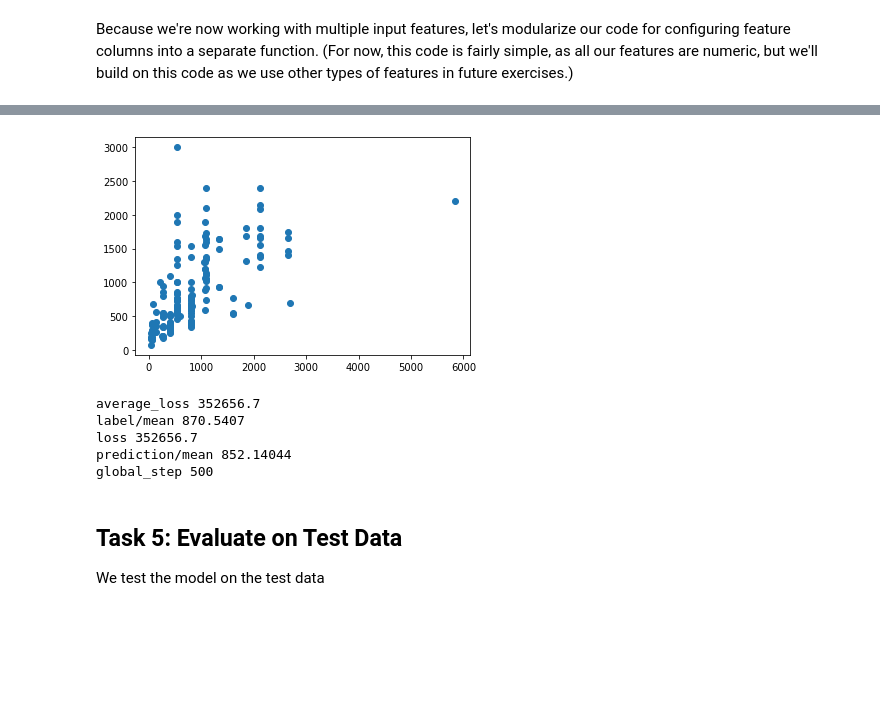
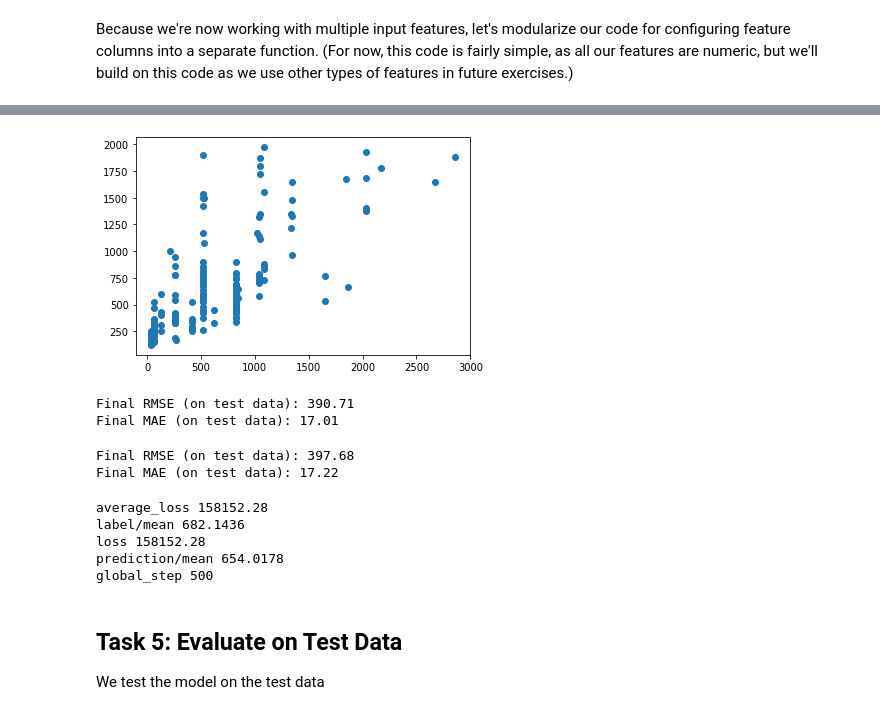
Before and after one commit to vincentmin/Big_Data_Analysis_Course, a Jupyter notebook: my_validation.ipynb, the cells around one changed output, grey strips where cells are left out. Saved outputs shown, nothing was run; the diff lists cells and outputs as text; code cells hidden in the pictures; blank space fills up the shorter version.

```diff
--- a/my_validation.ipynb
+++ b/my_validation.ipynb
@@ -77,6 +77,9 @@ def preprocess_features(my_dataframe):
   """
   selected_features = my_dataframe[
     ["screen_size",
+     "touchscreen",
+     "detachable_keyboard",
+     "discrete_gpu",
      "ram",
      "ssd",
      "storage",
@@ -329,0 +334,10 @@ Model training finished.
+# %%
+## Without discrete features
+linear_regressor = train_model(
+    learning_rate=0.001,
+    steps=500,
+    batch_size=5,
+    training_examples=training_examples,
+    training_targets=training_targets,
+    validation_examples=validation_examples,
+    validation_targets=validation_targets)
@@ -330,15 +359,35 @@ Model training finished.
 # %%
 validation_input_function = lambda: my_input_fn(validation_examples,
     validation_targets,
     num_epochs=1,
     shuffle=False)
-evaluation = linear_regressor.predict(input_fn=validation_input_function)
-evaluation = np.array([item['predictions'][0] for item in evaluation])
+validation_predictions = linear_regressor.predict(input_fn=validation_input_function)
+validation_predictions = np.array([item['predictions'][0] for item in validation_predictions])
 
-plt.scatter(evaluation,validation_targets)
+plt.scatter(validation_predictions,validation_targets)
 plt.show()
 # %% [output]
-[figure, old version]
+[figure, new version]
+# %%
+## With discrete features
+  root_mean_squared_error = math.sqrt(
+  metrics.mean_squared_error(validation_predictions, validation_targets))
+  root_mean_absolute_error = math.sqrt(
+  metrics.mean_absolute_error(validation_predictions, validation_targets))
+  print("Final RMSE (on test data): %0.2f \nFinal MAE (on test data): %0.2f" % (root_mean_squared_error,root_mean_absolute_error) )
+# %% [output]
+Final RMSE (on test data): 390.71
+Final MAE (on test data): 17.01
+# %%
+## Without discrete features
+  root_mean_squared_error = math.sqrt(
+  metrics.mean_squared_error(validation_predictions, validation_targets))
+  root_mean_absolute_error = math.sqrt(
+  metrics.mean_absolute_error(validation_predictions, validation_targets))
+  print("Final RMSE (on test data): %0.2f \nFinal MAE (on test data): %0.2f" % (root_mean_squared_error,root_mean_absolute_error) )
+# %% [output]
+Final RMSE (on test data): 397.68
+Final MAE (on test data): 17.22
 # %%
 validation_input_function = lambda: my_input_fn(validation_examples,
     validation_targets,
@@ -348,10 +397,10 @@ evaluation = linear_regressor.evaluate(input_fn=validation_input_function)
 for key, value in evaluation.items():
     print(key, value)
 # %% [output]
-average_loss 352656.7
-label/mean 870.5407
-loss 352656.7
-prediction/mean 852.14044
+average_loss 158152.28
+label/mean 682.1436
+loss 158152.28
+prediction/mean 654.0178
 global_step 500
 # %% [markdown]
 ## Task 5: Evaluate on Test Data
```
Also changed, not shown: parts of 11 cells of this notebook.
